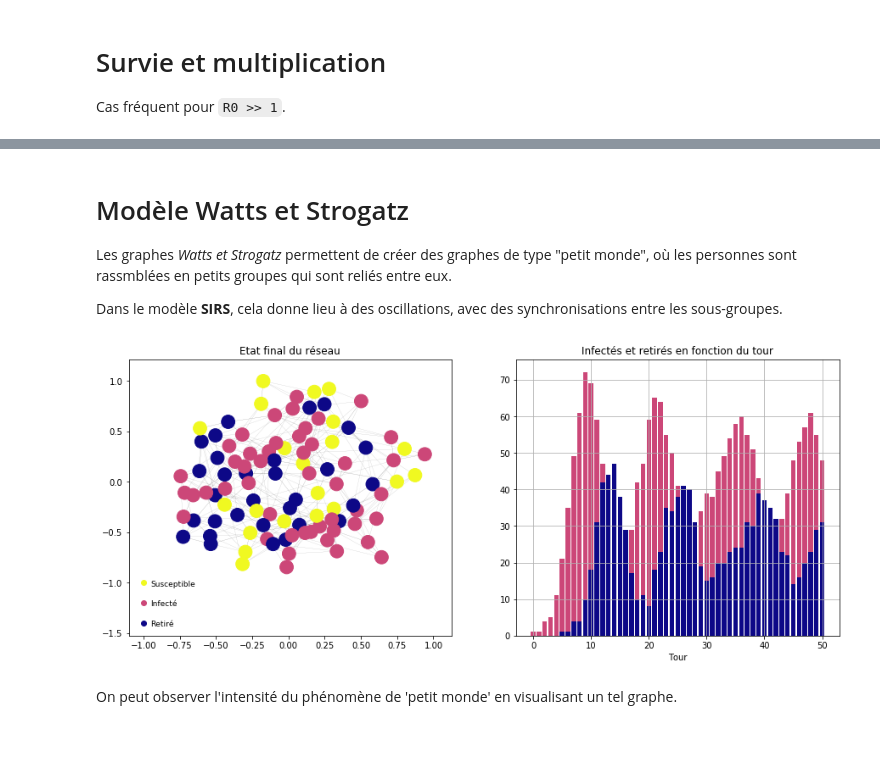
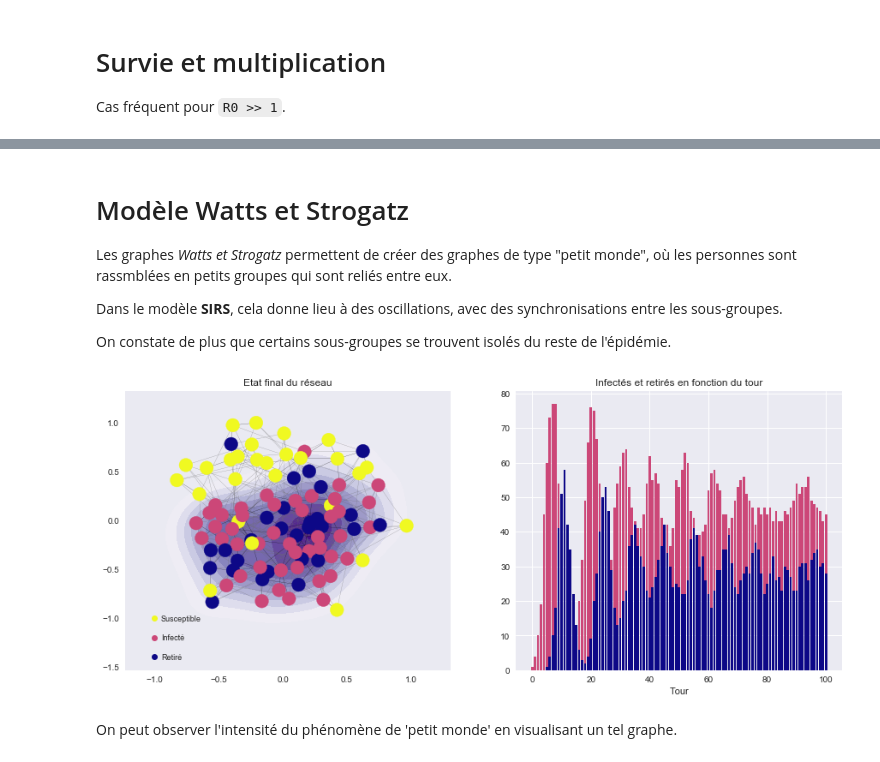
Before and after one commit to farid-fari/epidemics, a Jupyter notebook: epidemics/Exemples.ipynb, the cells around one changed output, grey strips where cells are left out. Drawn from its saved outputs; the diff is of its cells as text; code cells hidden in the pictures.

```diff
--- a/epidemics/Exemples.ipynb
+++ b/epidemics/Exemples.ipynb
@@ -64,12 +74,13 @@ branching.plot(n=5, k=3, p=0.8)
 Les graphes *Watts et Strogatz* permettent de créer des graphes de type "petit monde", où les personnes sont rassmblées en petits groupes qui sont reliés entre eux.
 
 Dans le modèle **SIRS**, cela donne lieu à des oscillations, avec des synchronisations entre les sous-groupes.
+
+On constate de plus que certains sous-groupes se trouvent isolés du reste de l'épidémie.
 # %%
-import networkx as nx
-g = nx.watts_strogatz_graph(100, 6, 0.3)
-sirs.plot(graph=g, p=0.2, turns=50)
+g = nx.watts_strogatz_graph(100, 6, 0.5)
+sirs_heat.plot(graph=g, p=0.2, turns=100)
 # %% [output]
-[figure, old version]
+[figure, new version]
 # %% [markdown]
 On peut observer l'intensité du phénomène de 'petit monde' en visualisant un tel graphe.
 # %%
```
Also changed, not shown: parts of 21 cells of this notebook, 13 other files.
